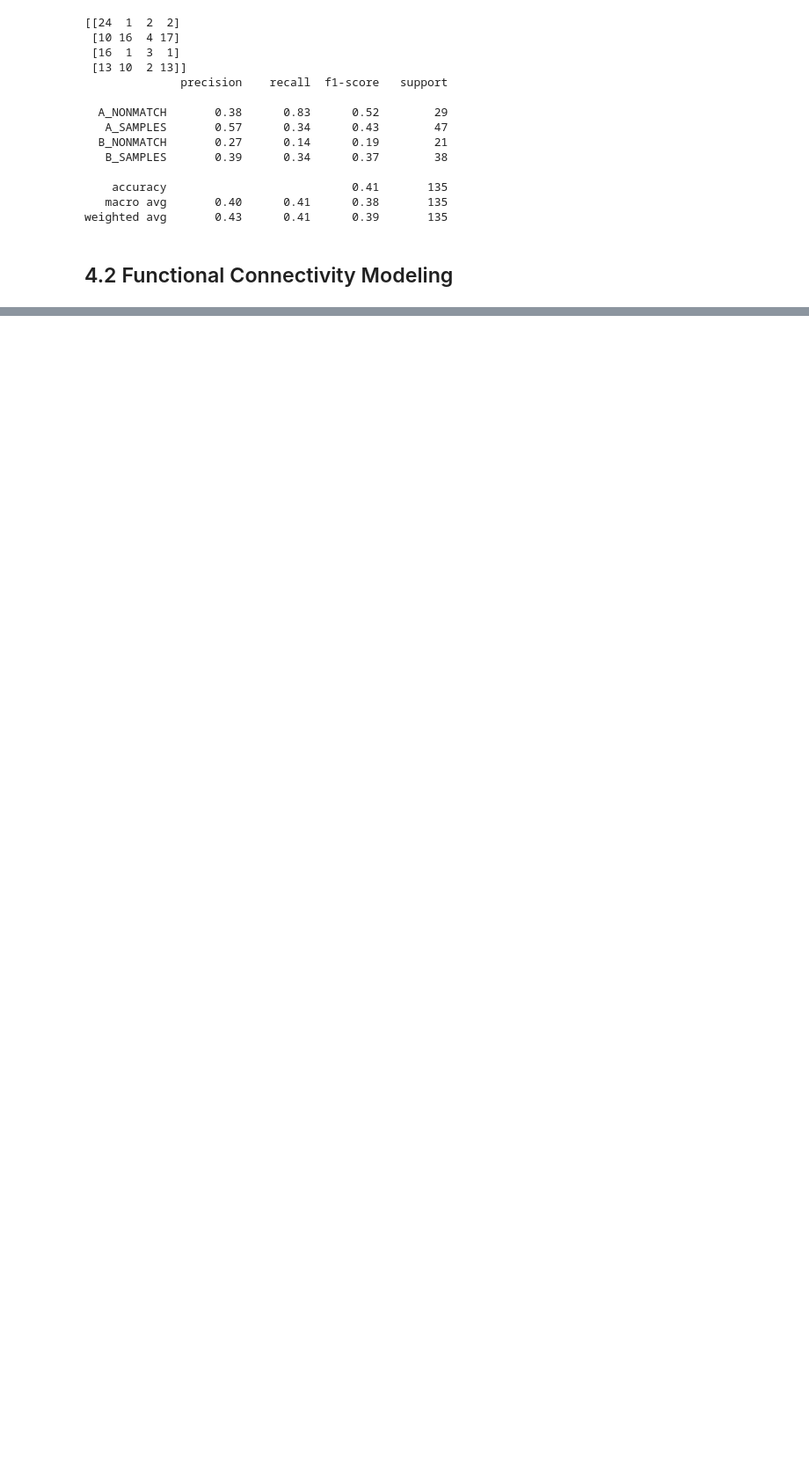
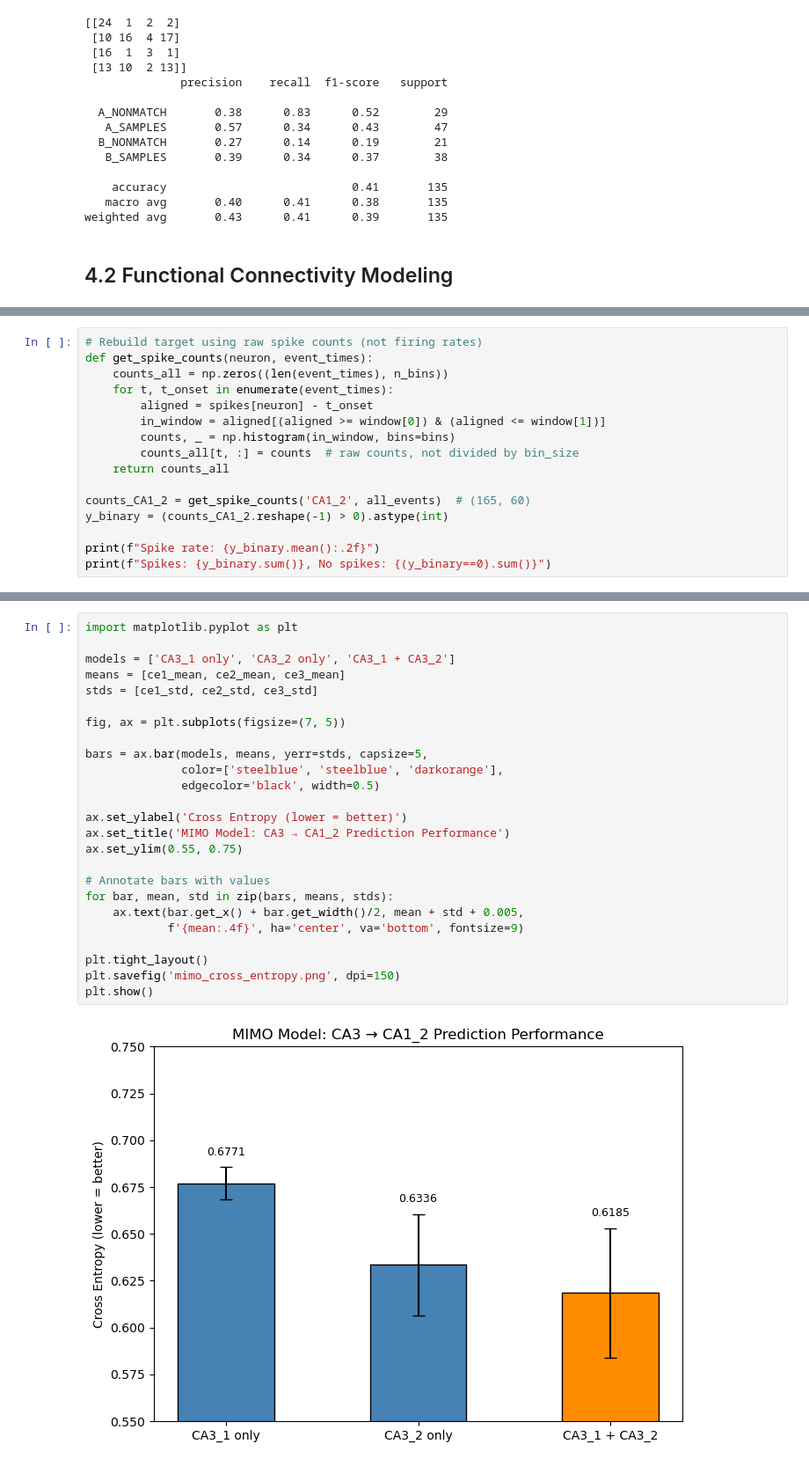
Before and after one commit to JHerr21/Memory-decoding-and-nonlinear-dynamical-model-of-spike-trains, a Jupyter notebook: Lab4_BME575.ipynb, the cells around one changed output, grey strips where cells are left out. Shown at 88% size. Saved outputs shown, nothing was run; the diff lists cells and outputs as text; blank space fills up the shorter version.

```diff
--- a/Lab4_BME575.ipynb
+++ b/Lab4_BME575.ipynb
@@ -194,0 +284,16 @@ print(FR_CA3_1.shape, FR_CA3_2.shape, FR_CA1_2.shape)
+# %%
+# Rebuild target using raw spike counts (not firing rates)
+def get_spike_counts(neuron, event_times):
+    counts_all = np.zeros((len(event_times), n_bins))
+    for t, t_onset in enumerate(event_times):
+        aligned = spikes[neuron] - t_onset
+        in_window = aligned[(aligned >= window[0]) & (aligned <= window[1])]
+        counts, _ = np.histogram(in_window, bins=bins)
+        counts_all[t, :] = counts  # raw counts, not divided by bin_size
+    return counts_all
+
+counts_CA1_2 = get_spike_counts('CA1_2', all_events)  # (165, 60)
+y_binary = (counts_CA1_2.reshape(-1) > 0).astype(int)
+
+print(f"Spike rate: {y_binary.mean():.2f}")
+print(f"Spikes: {y_binary.sum()}, No spikes: {(y_binary==0).sum()}")
@@ -194,0 +341,27 @@ print(FR_CA3_1.shape, FR_CA3_2.shape, FR_CA1_2.shape)
+# %%
+import matplotlib.pyplot as plt
+
+models = ['CA3_1 only', 'CA3_2 only', 'CA3_1 + CA3_2']
+means = [ce1_mean, ce2_mean, ce3_mean]
+stds = [ce1_std, ce2_std, ce3_std]
+
+fig, ax = plt.subplots(figsize=(7, 5))
+
+bars = ax.bar(models, means, yerr=stds, capsize=5,
+              color=['steelblue', 'steelblue', 'darkorange'],
+              edgecolor='black', width=0.5)
+
+ax.set_ylabel('Cross Entropy (lower = better)')
+ax.set_title('MIMO Model: CA3 → CA1_2 Prediction Performance')
+ax.set_ylim(0.55, 0.75)
+
+# Annotate bars with values
+for bar, mean, std in zip(bars, means, stds):
+    ax.text(bar.get_x() + bar.get_width()/2, mean + std + 0.005,
+            f'{mean:.4f}', ha='center', va='bottom', fontsize=9)
+
+plt.tight_layout()
+plt.savefig('mimo_cross_entropy.png', dpi=150)
+plt.show()
+# %% [output]
+[figure, added]
```
Also changed, not shown: parts of 8 cells of this notebook, 1 other file.
